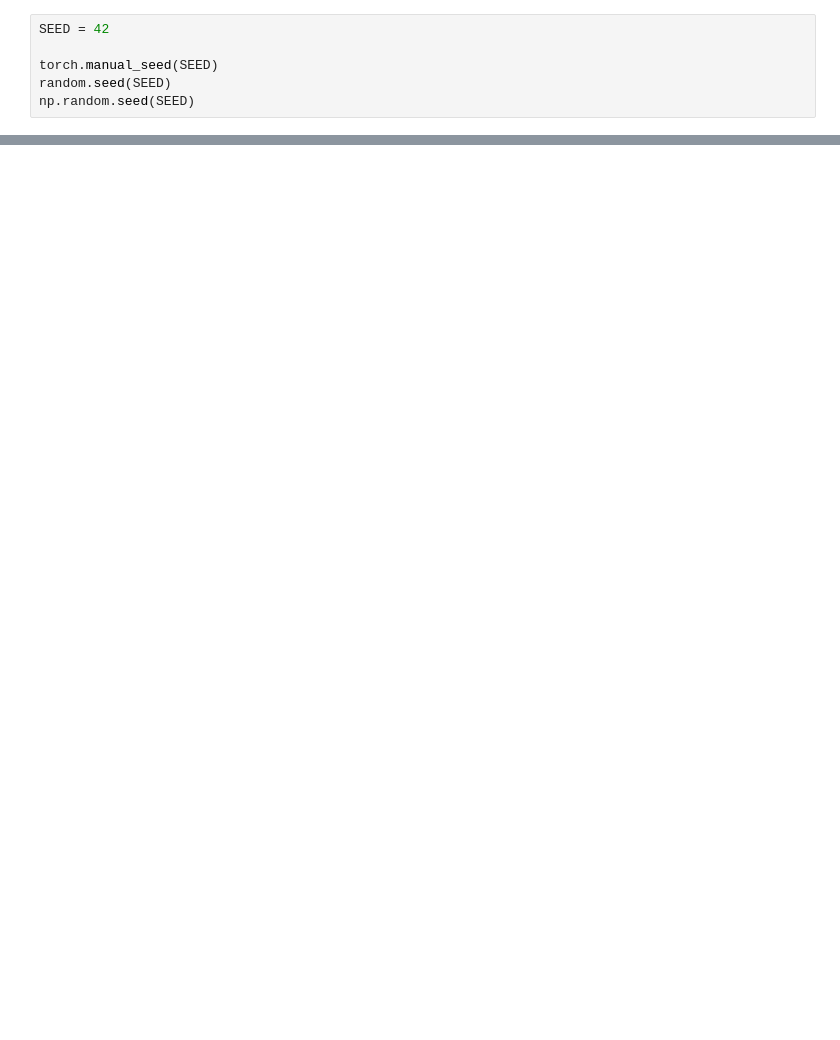
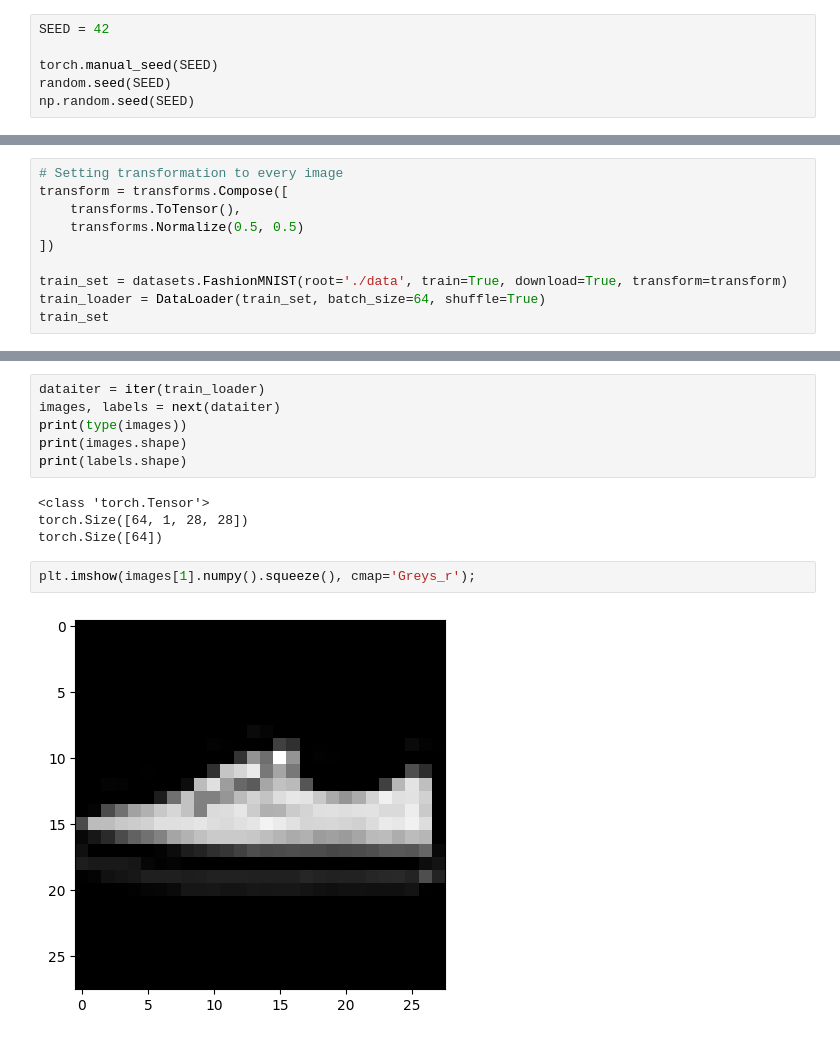
Before and after one commit to timpdotd/LabIAGI_1950722, a Jupyter notebook: Esercitazione_7/MLP_FashionMNIST_1950722.ipynb, the cells around one changed output, grey strips where cells are left out. Saved outputs shown, nothing was run; the diff lists cells and outputs as text; blank space fills up the shorter version.

Commit message:
finished fashionMNIST

```diff
--- a/Esercitazione_7/MLP_FashionMNIST_1950722.ipynb
+++ b/Esercitazione_7/MLP_FashionMNIST_1950722.ipynb
@@ -75,0 +75,10 @@ transform = transforms.Compose([
+# %%
+# Setting transformation to every image
+transform = transforms.Compose([
+    transforms.ToTensor(),
+    transforms.Normalize(0.5, 0.5)
+])
+
+train_set = datasets.FashionMNIST(root='./data', train=True, download=True, transform=transform)
+train_loader = DataLoader(train_set, batch_size=64, shuffle=True)
+train_set
@@ -75,0 +158,14 @@ transform = transforms.Compose([
+# %%
+dataiter = iter(train_loader)
+images, labels = next(dataiter)
+print(type(images))
+print(images.shape)
+print(labels.shape)
+# %% [output]
+<class 'torch.Tensor'>
+torch.Size([64, 1, 28, 28])
+torch.Size([64])
+# %%
+plt.imshow(images[1].numpy().squeeze(), cmap='Greys_r');
+# %% [output]
+[figure, added]
```
Also changed, not shown: parts of 30 cells of this notebook.
